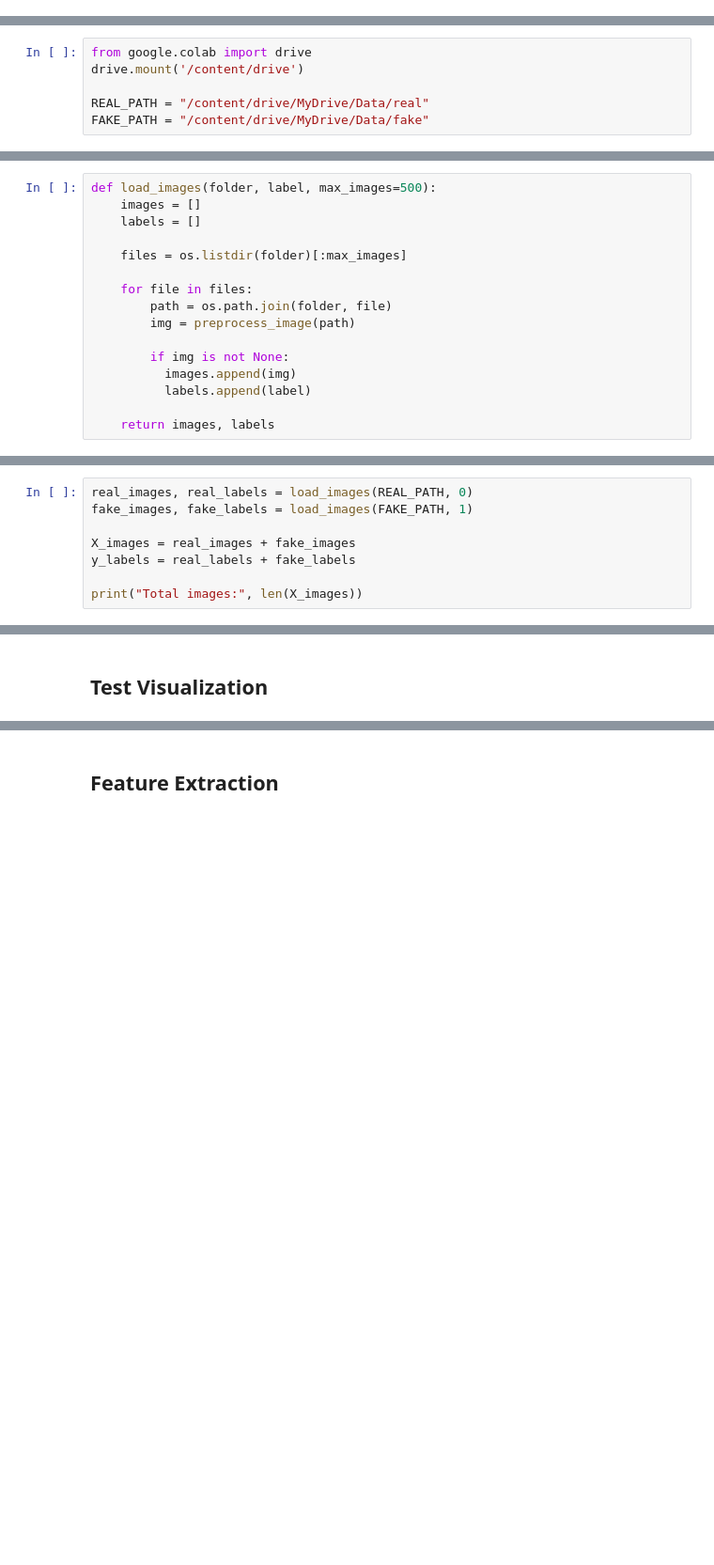
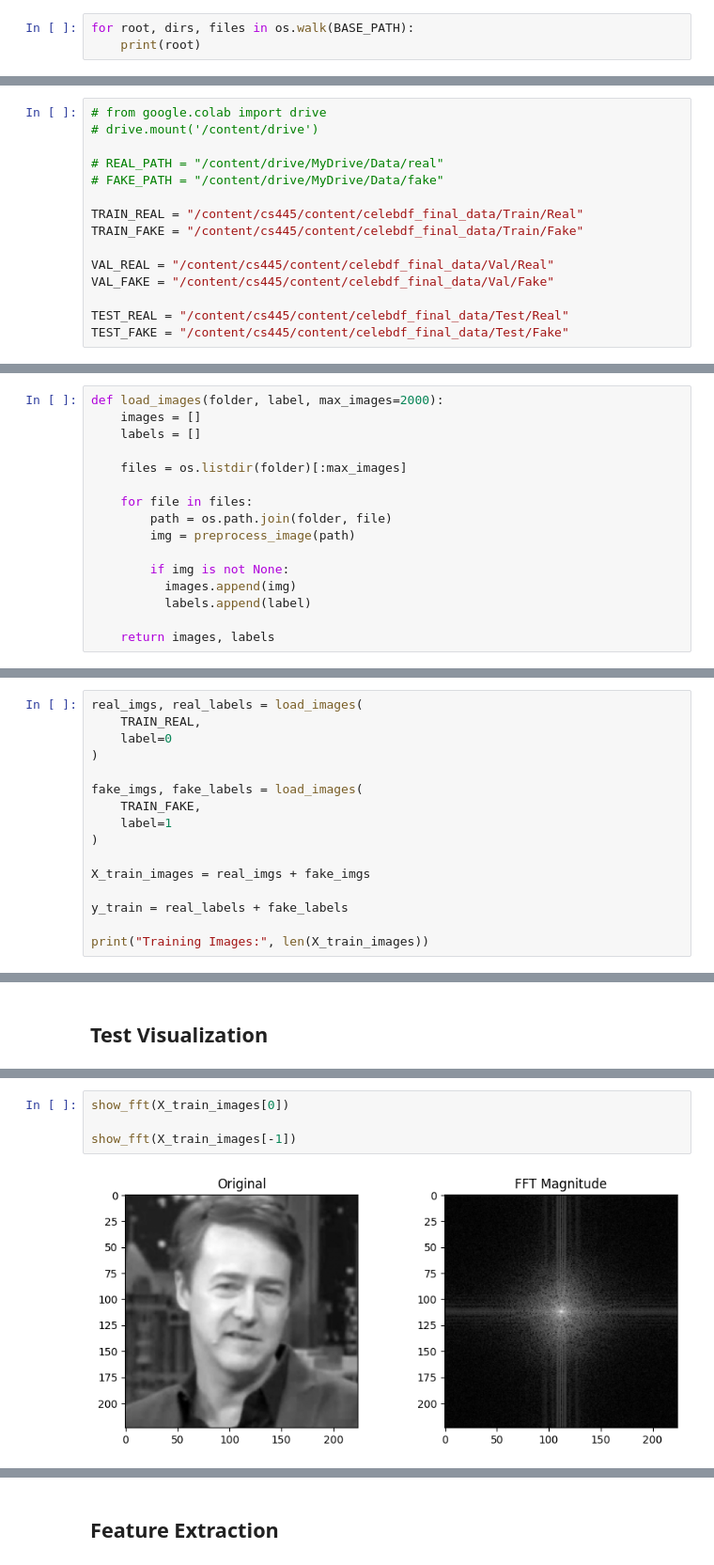
Before and after one commit to UIUC-CS445-DeepFakes/FFT, a Jupyter notebook: FFT_Final.ipynb, the cells around one changed output, grey strips where cells are left out. Shown at 94% size. Drawn from its saved outputs; the diff is of its cells as text; blank space fills up the shorter version.

```diff
--- a/FFT_Final.ipynb
+++ b/FFT_Final.ipynb
@@ -13,0 +92,3 @@ from sklearn.metrics import confusion_matrix, ConfusionMatrixDisplay
+# %%
+for root, dirs, files in os.walk(BASE_PATH):
+    print(root)
@@ -14,11 +113,20 @@ from sklearn.metrics import confusion_matrix, ConfusionMatrixDisplay
 # %% [markdown]
 ## Load Dataset
 # %%
-from google.colab import drive
-drive.mount('/content/drive')
+# from google.colab import drive
+# drive.mount('/content/drive')
 
-REAL_PATH = "/content/drive/MyDrive/Data/real"
-FAKE_PATH = "/content/drive/MyDrive/Data/fake"
+# REAL_PATH = "/content/drive/MyDrive/Data/real"
+# FAKE_PATH = "/content/drive/MyDrive/Data/fake"
+
+TRAIN_REAL = "/content/cs445/content/celebdf_final_data/Train/Real"
+TRAIN_FAKE = "/content/cs445/content/celebdf_final_data/Train/Fake"
+
+VAL_REAL = "/content/cs445/content/celebdf_final_data/Val/Real"
+VAL_FAKE = "/content/cs445/content/celebdf_final_data/Val/Fake"
+
+TEST_REAL = "/content/cs445/content/celebdf_final_data/Test/Real"
+TEST_FAKE = "/content/cs445/content/celebdf_final_data/Test/Fake"
 # %% [markdown]
 # Preprocess Images
 # %%
@@ -43,5 +147,5 @@ def preprocess_image(image_path):
 # %%
-def load_images(folder, label, max_images=500):
+def load_images(folder, label, max_images=2000):
     images = []
     labels = []
 
@@ -61,8 +165,16 @@ def load_images(folder, label, max_images=500):
 # %%
-real_images, real_labels = load_images(REAL_PATH, 0)
-fake_images, fake_labels = load_images(FAKE_PATH, 1)
+real_imgs, real_labels = load_images(
+    TRAIN_REAL,
+    label=0
+)
 
-X_images = real_images + fake_images
-y_labels = real_labels + fake_labels
+fake_imgs, fake_labels = load_images(
+    TRAIN_FAKE,
+    label=1
+)
 
-print("Total images:", len(X_images))
+X_train_images = real_imgs + fake_imgs
+
+y_train = real_labels + fake_labels
+
+print("Training Images:", len(X_train_images))
@@ -98,0 +255,6 @@ show_fft(X_images[len(real_images)])  # fake example
+# %%
+show_fft(X_train_images[0])
+
+show_fft(X_train_images[-1])
+# %% [output]
+[figure, added]
```
Also changed, not shown: parts of 62 cells of this notebook, 1 other file.
